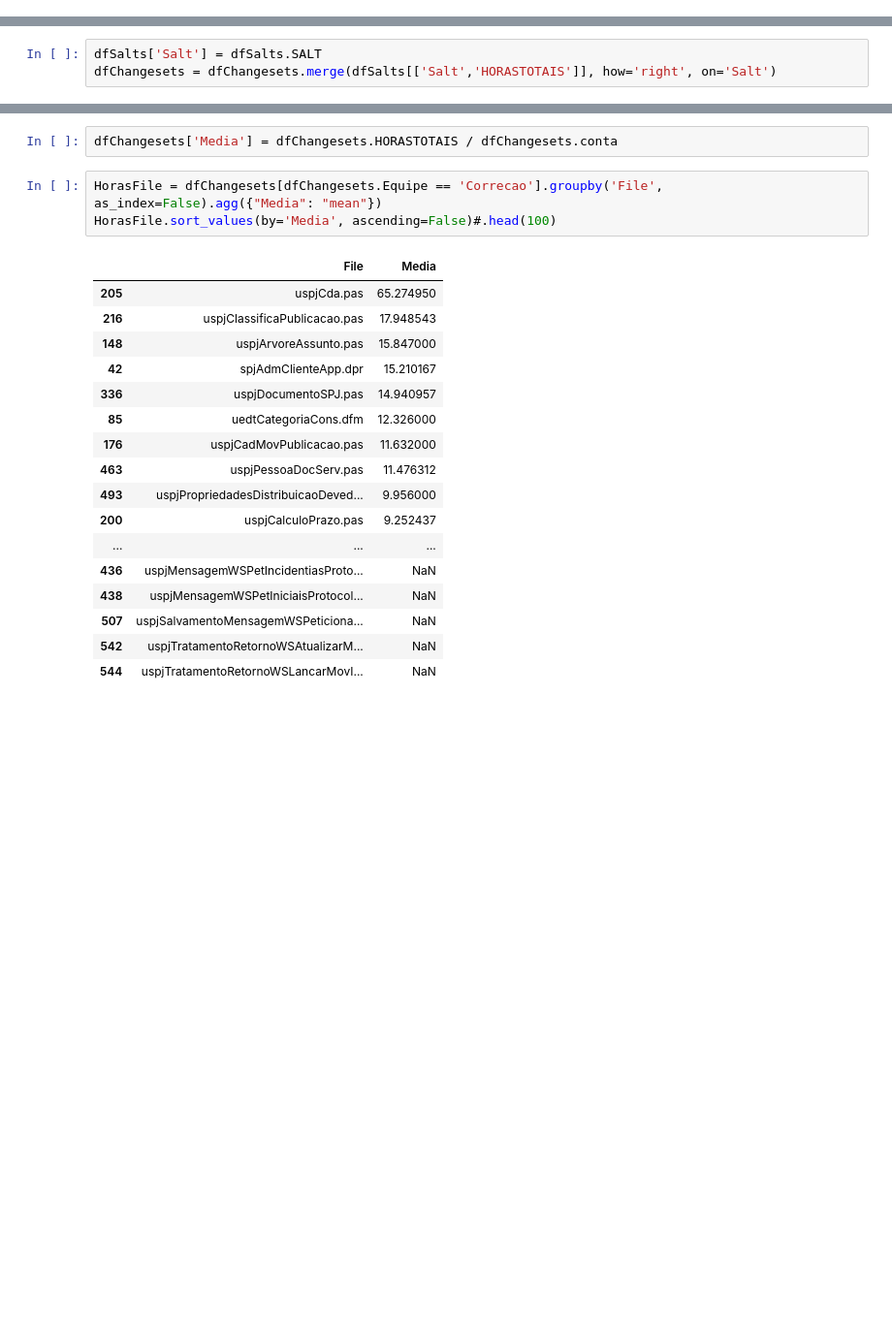
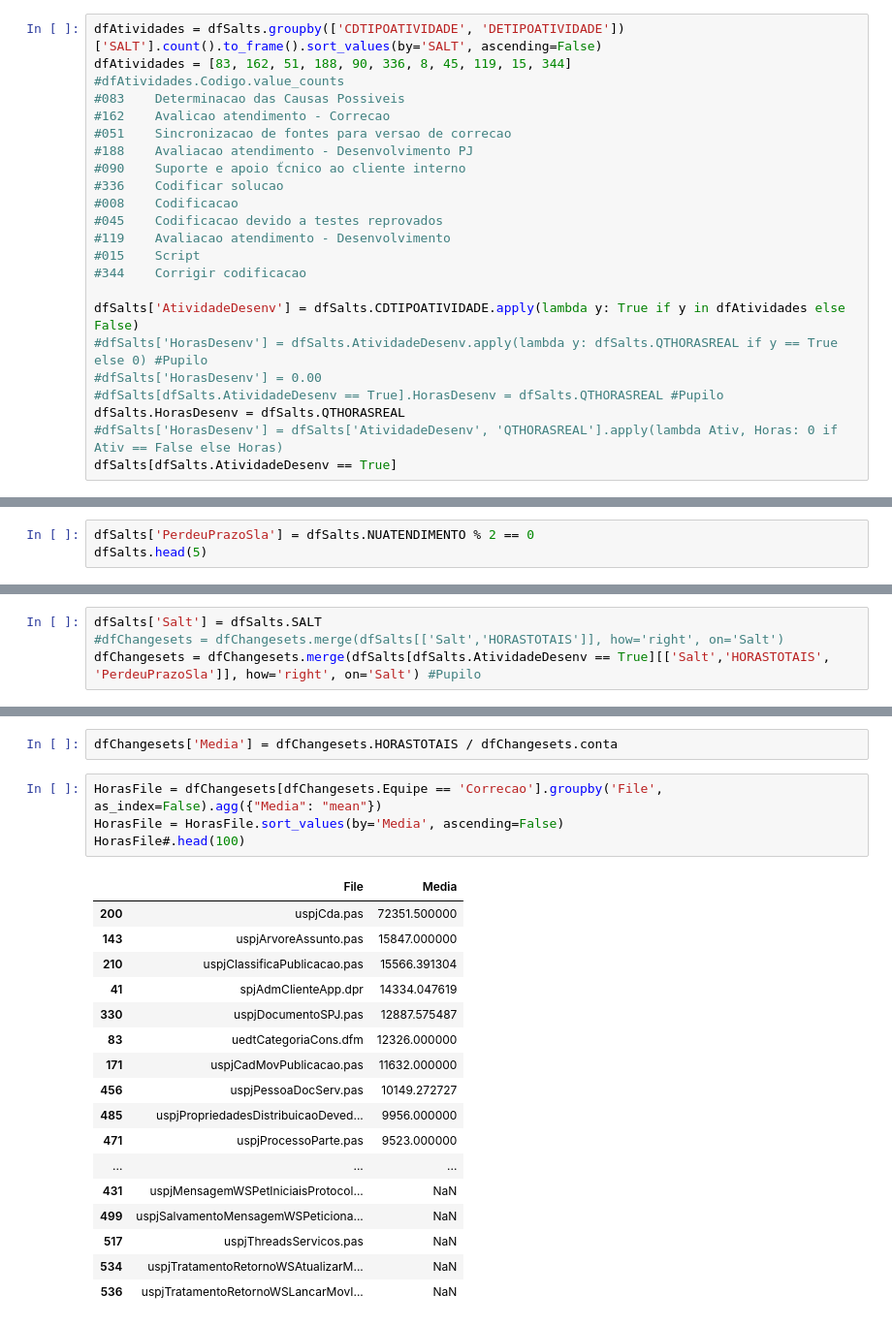
Before and after one commit to wilianselzlein/Metricas, a Jupyter notebook: Changesets.ipynb, the cells around one changed output, grey strips where cells are left out. Shown at 97% size. Drawn from its saved outputs; the diff is of its cells as text; blank space fills up the shorter version.

Commit message:
Prazo Estourado SLA por Unit

```diff
--- a/Changesets.ipynb
+++ b/Changesets.ipynb
@@ -352,3 +340,26 @@ dfChangesets.head(30)
 | 29 | 247275/3 | 553784 | emerson.db1 | 27/12/2017 | SALT 247275/3 - Script PJ12021-X.sql | dbChange.xml | /fPJ/PJ/build/release/4.20/servic... | DB1 | 47 | False |
 | 30 | 247275/3 | 553784 | emerson.db1 | 27/12/2017 | SALT 247275/3 - Script PJ12021-X.sql | PJ011727.DH4 | /fPJ/PJ/build/release/4.20/servic... | DB1 | 47 | False |
 | 31 | 247275/3 | 553784 | emerson.db1 | 27/12/2017 | SALT 247275/3 - Script PJ12021-X.sql | PJ011727.DH4 | /fPJ/PJ/build/release/4.20/servic... | DB1 | 47 | False |
+# %%
+dfAtividades = dfSalts.groupby(['CDTIPOATIVIDADE', 'DETIPOATIVIDADE'])['SALT'].count().to_frame().sort_values(by='SALT', ascending=False)
+dfAtividades = [83, 162, 51, 188, 90, 336, 8, 45, 119, 15, 344]
+#dfAtividades.Codigo.value_counts
+#083	Determinacao das Causas Possiveis
+#162	Avalicao atendimento - Correcao
+#051	Sincronizacao de fontes para versao de correcao
+#188	Avaliacao atendimento - Desenvolvimento PJ
+#090	Suporte e apoio t้cnico ao cliente interno
+#336	Codificar solucao
+#008	Codificacao
+#045	Codificacao devido a testes reprovados
+#119	Avaliacao atendimento - Desenvolvimento
+#015	Script
+#344	Corrigir codificacao
+
+dfSalts['AtividadeDesenv'] = dfSalts.CDTIPOATIVIDADE.apply(lambda y: True if y in dfAtividades else False)
+#dfSalts['HorasDesenv'] = dfSalts.AtividadeDesenv.apply(lambda y: dfSalts.QTHORASREAL if y == True else 0) #Pupilo
+#dfSalts['HorasDesenv'] = 0.00
+#dfSalts[dfSalts.AtividadeDesenv == True].HorasDesenv = dfSalts.QTHORASREAL #Pupilo
+dfSalts.HorasDesenv = dfSalts.QTHORASREAL
+#dfSalts['HorasDesenv'] = dfSalts['AtividadeDesenv', 'QTHORASREAL'].apply(lambda Ativ, Horas: 0 if Ativ == False else Horas)
+dfSalts[dfSalts.AtividadeDesenv == True]
@@ -354,0 +385,3 @@ dfChangesets.head(30)
+# %%
+dfSalts['PerdeuPrazoSla'] = dfSalts.NUATENDIMENTO % 2 == 0
+dfSalts.head(5)
@@ -355,6 +396,7 @@ dfChangesets.head(30)
 # %%
 dfSalts['Salt'] = dfSalts.SALT
-dfChangesets = dfChangesets.merge(dfSalts[['Salt','HORASTOTAIS']], how='right', on='Salt')
+#dfChangesets = dfChangesets.merge(dfSalts[['Salt','HORASTOTAIS']], how='right', on='Salt')
+dfChangesets = dfChangesets.merge(dfSalts[dfSalts.AtividadeDesenv == True][['Salt','HORASTOTAIS', 'PerdeuPrazoSla']], how='right', on='Salt') #Pupilo
 # %%
 dfChangesets.query('conta > 1')
 # %% [output]
@@ -380,22 +422,23 @@ dfChangesets.query('conta > 1')
 dfChangesets['Media'] = dfChangesets.HORASTOTAIS / dfChangesets.conta
 # %%
 HorasFile = dfChangesets[dfChangesets.Equipe == 'Correcao'].groupby('File', as_index=False).agg({"Media": "mean"})
-HorasFile.sort_values(by='Media', ascending=False)#.head(100)
+HorasFile = HorasFile.sort_values(by='Media', ascending=False)
+HorasFile#.head(100)
 # %% [output]
 |  | File | Media |
-| 205 | uspjCda.pas | 65.274950 |
-| 216 | uspjClassificaPublicacao.pas | 17.948543 |
-| 148 | uspjArvoreAssunto.pas | 15.847000 |
-| 42 | spjAdmClienteApp.dpr | 15.210167 |
-| 336 | uspjDocumentoSPJ.pas | 14.940957 |
-| 85 | uedtCategoriaCons.dfm | 12.326000 |
-| 176 | uspjCadMovPublicacao.pas | 11.632000 |
-| 463 | uspjPessoaDocServ.pas | 11.476312 |
-| 493 | uspjPropriedadesDistribuicaoDeved... | 9.956000 |
-| 200 | uspjCalculoPrazo.pas | 9.252437 |
+| 200 | uspjCda.pas | 72351.500000 |
+| 143 | uspjArvoreAssunto.pas | 15847.000000 |
+| 210 | uspjClassificaPublicacao.pas | 15566.391304 |
+| 41 | spjAdmClienteApp.dpr | 14334.047619 |
+| 330 | uspjDocumentoSPJ.pas | 12887.575487 |
+| 83 | uedtCategoriaCons.dfm | 12326.000000 |
+| 171 | uspjCadMovPublicacao.pas | 11632.000000 |
+| 456 | uspjPessoaDocServ.pas | 10149.272727 |
+| 485 | uspjPropriedadesDistribuicaoDeved... | 9956.000000 |
+| 471 | uspjProcessoParte.pas | 9523.000000 |
 | ... | ... | ... |
-| 436 | uspjMensagemWSPetIncidentiasProto... | NaN |
-| 438 | uspjMensagemWSPetIniciaisProtocol... | NaN |
-| 507 | uspjSalvamentoMensagemWSPeticiona... | NaN |
-| 542 | uspjTratamentoRetornoWSAtualizarM... | NaN |
-| 544 | uspjTratamentoRetornoWSLancarMovI... | NaN |
+| 431 | uspjMensagemWSPetIniciaisProtocol... | NaN |
+| 499 | uspjSalvamentoMensagemWSPeticiona... | NaN |
+| 517 | uspjThreadsServicos.pas | NaN |
+| 534 | uspjTratamentoRetornoWSAtualizarM... | NaN |
+| 536 | uspjTratamentoRetornoWSLancarMovI... | NaN |
```
Also changed, not shown: parts of 13 cells of this notebook.
